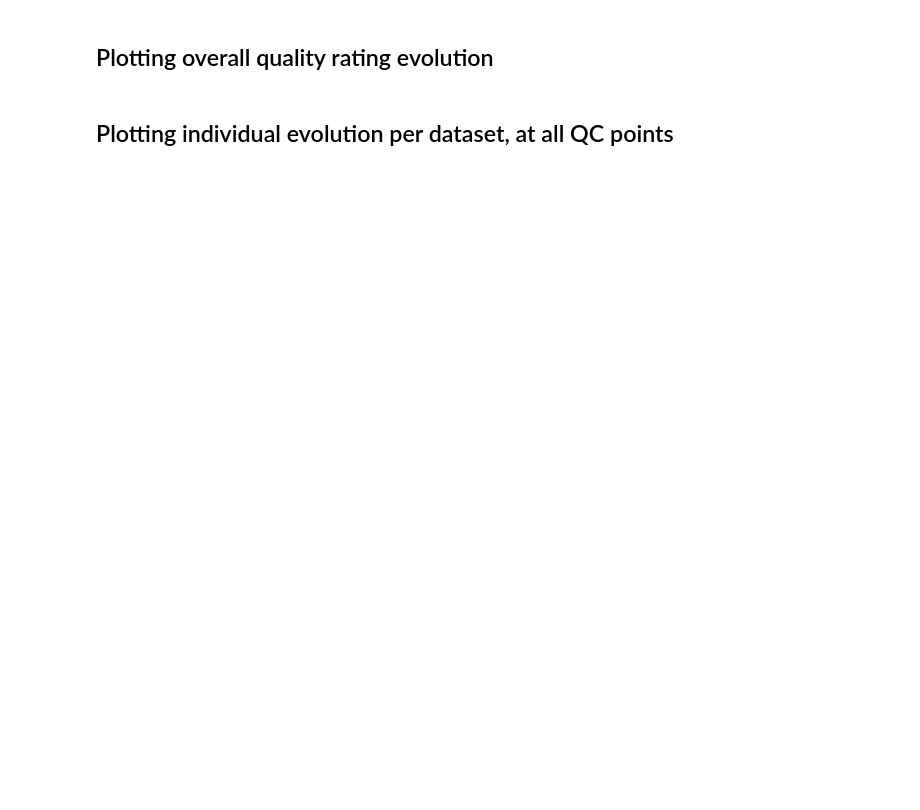
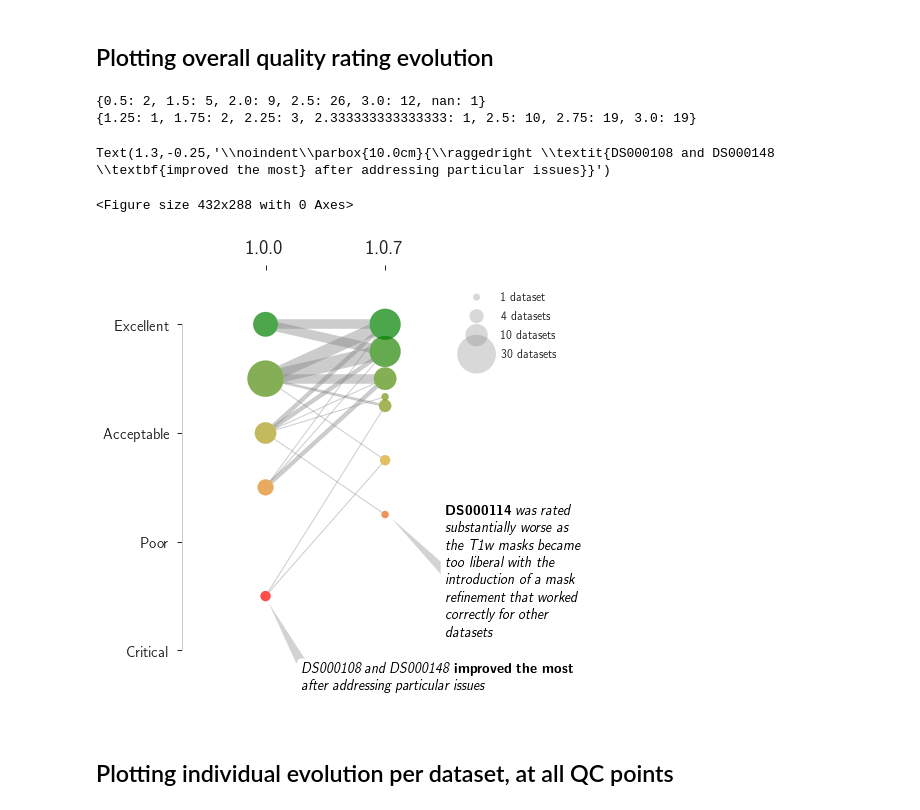
Before and after one commit to nipreps/fmriprep-notebooks, a Jupyter notebook: 01_Evaluation - QC.ipynb, the cells around one changed output. Drawn from its saved outputs; the diff is of its cells as text; code cells hidden in the pictures; blank space fills up the shorter version.

```diff
--- a/01_Evaluation - QC.ipynb
+++ b/01_Evaluation - QC.ipynb
@@ -109,0 +43,3 @@ dataframe0 = dataframe0.reindex(dataframe.index)
+# %%
+df = pd.read_csv('fmriprep_qc.tsv', sep='\t')
+df.describe()
@@ -157,21 +103,14 @@ BoldItalicFont=HelveticaLTStd-BoldObl,
 }
 mpl.rcParams.update(pgf_with_custom_preamble)
 
-dataframe['dataset'] = dataframe.index.ravel()
-dataframe0['dataset'] = dataframe0.index.ravel()
-dataframe['qc'] = [2] * len(dataframe)
-dataframe0['qc'] = [1]  * len(dataframe0)
-
-
-two = pd.concat((dataframe, dataframe0))
 norm = Normalize(vmin=0.5, vmax=3.0)
 
 # Show each observation with a scatterplot
 # sns.stripplot(x='qc', y="overall", data=two, jitter=True)
 cm = LinearSegmentedColormap.from_list('ratings', ['red', 'goldenrod', 'green'], N=50)
 
-lines = [tuple(two[two['dataset'].str.contains(ds)].sort_values(by=['qc', 'overall'])[['overall']].values.ravel())
-         for ds in set(two[['dataset']].values.ravel().tolist())]
+lines = [tuple(df[df['dataset'].str.contains(ds)].sort_values(by=['version', 'overall'])[['overall']].values.ravel())
+         for ds in set(df[['dataset']].values.ravel().tolist())]
 lines = [l for l in lines if not np.any(np.isnan(l))]
 #         plt.plot((1, 2), y, color='gray', linewidth=1.0, alpha=0.6)
 
@@ -183,7 +122,8 @@ for u, c in Counter(lines).items():
      ax.plot((1, 2), u, color='gray', linewidth=(c-1) * 1.7 + 1, zorder=1, alpha=0.4)
 
 # Plot qc1
-unique, counts = np.unique(dataframe0[['overall']].values.ravel(), return_counts=True)
+df0 = df[df.version.str.contains('1.0.0')]
+unique, counts = np.unique(df0[['overall']].values.ravel(), return_counts=True)
 qc1_counts = dict(zip(unique, counts))
 ax.scatter([1] * len(unique), unique, c='w', s=counts * factor, zorder=2)
 qc1_scatter = ax.scatter([1] * len(unique), unique, c=cm(norm(unique)), alpha=0.7, s=counts * factor, zorder=3)
@@ -191,7 +131,8 @@ qc1_scatter = ax.scatter([1] * len(unique), unique, c=cm(norm(unique)), alpha=0.
 print(dict(zip(unique, counts)))
 
 # Plot qc2
-unique, counts = np.unique(dataframe[['overall']].values.ravel(), return_counts=True)
+df1 = df[df.version.str.contains('1.0.7')]
+unique, counts = np.unique(df1[['overall']].values.ravel(), return_counts=True)
 qc2_counts = dict(zip(unique, counts))
 ax.scatter([2] * len(unique), unique, c='w', s=counts * factor, zorder=2)
 qc2_scatter = ax.scatter([2] * len(unique), unique, c=cm(norm(unique)), alpha=0.7, s=counts * factor, zorder=3)
@@ -243,35 +184,41 @@ DS000108 and DS000148 \\textbf{improved the most} after addressing particular \
 issues"""
 
 annotfmt = r"\noindent\parbox{{{0:.1f}cm}}{{\raggedright \textit{{{1}}}}}".format
 # ax.annotate(
 #     annotfmt(5.0, annot1),
 #     xy=(2.05, 2), xycoords='data', xytext=(2.5, 1.9),
 #     textcoords='data', va='center', color='k', size=14,
 #     bbox=dict(boxstyle='round', fc='w', ec='k', color='none', lw=0),
 #     arrowprops=dict(
 #         arrowstyle='wedge,tail_width=0.7', lw=0, patchA=None, patchB=None,
 #         fc='lightgray', ec='none', relpos=(0.02, 0.5)))
 
 ax.annotate(
     annotfmt(5.0, annot2),
     xy=(2.04, 1.23), xycoords='data', xytext=(2.5, 0.7),
     textcoords='data', va='center', color='k', size=14,
     bbox=dict(boxstyle='round', fc='w', ec='k', color='none', lw=0),
     arrowprops=dict(
         arrowstyle='wedge,tail_width=0.7', lw=0, patchA=None, patchB=None,
         fc='lightgray', ec='none', relpos=(0.02, 0.5)))
 
 ax.annotate(
     annotfmt(10.0, annot3),
     xy=(1.02, 0.45), xycoords='data', xytext=(1.3, -0.25),
     textcoords='data', va='center', color='k', size=14,
     bbox=dict(boxstyle='round', fc='w', ec='k', color='none', lw=0),
     arrowprops=dict(
         arrowstyle='wedge,tail_width=0.7', lw=0, patchA=None, patchB=None,
         fc='lightgray', ec='none', relpos=(0., 1.)))
 
-plt.savefig(str(Path.home() / 'Dropbox' / 'My Publications' / '2017-FMRIPREP' / 'figures' / 'validation-reports.pdf'),
-            format='pdf', bbox_inches='tight', pad_inches=0.2, dpi=300)
+# plt.savefig(str(OUTPUT_PATH / 'figure04.pdf'),
+#             format='pdf', bbox_inches='tight', pad_inches=0.2, dpi=300)
+# %% [output]
+{0.5: 2, 1.5: 5, 2.0: 9, 2.5: 26, 3.0: 12, nan: 1}
+{1.25: 1, 1.75: 2, 2.25: 3, 2.333333333333333: 1, 2.5: 10, 2.75: 19, 3.0: 19}
+Text(1.3,-0.25,'\\noindent\\parbox{10.0cm}{\\raggedright \\textit{DS000108 and DS000148 \\textbf{improved the most} after addressing particular issues}}')
+<Figure size 432x288 with 0 Axes>
+[figure, added]
 # %% [markdown]
 ## Plotting individual evolution per dataset, at all QC points
 # %%
```
Also changed, not shown: parts of 6 cells of this notebook, 2 other files.
